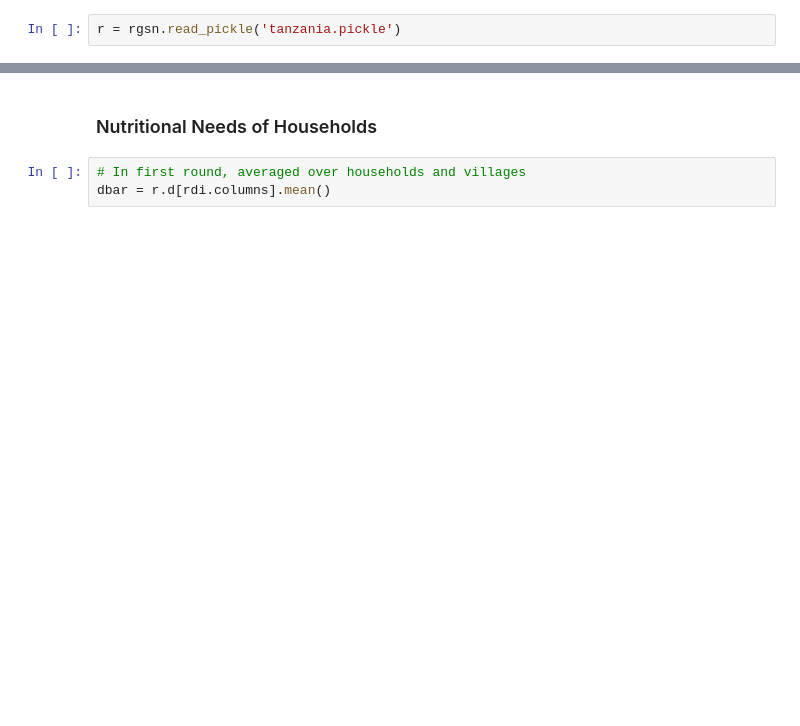
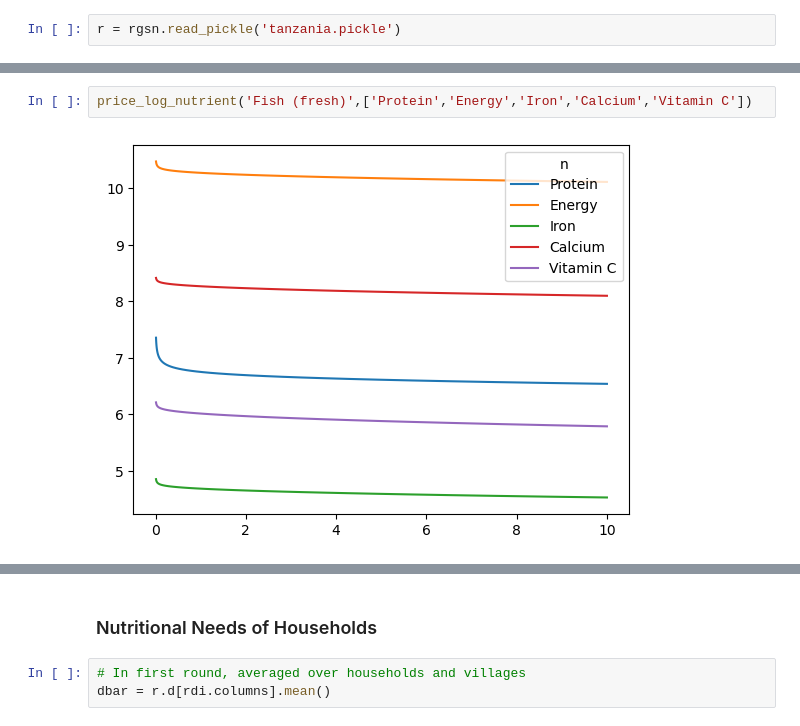
Before and after one commit to malenabuffagni/DavidZilberman, a Jupyter notebook: Basic Estimates/01Basic Estimate.ipynb, the cells around one changed output, grey strips where cells are left out. Saved outputs shown, nothing was run; the diff lists cells and outputs as text; blank space fills up the shorter version.

```diff
--- a/Basic Estimates/01Basic Estimate.ipynb
+++ b/Basic Estimates/01Basic Estimate.ipynb
@@ -486,0 +433,4 @@ Text(0, 0.5, 'log nutrient')
+# %%
+price_log_nutrient('Fish (fresh)',['Protein','Energy','Iron','Calcium','Vitamin C'])
+# %% [output]
+[figure, added]
```
Also changed, not shown: parts of 37 cells of this notebook, 7 other files.
